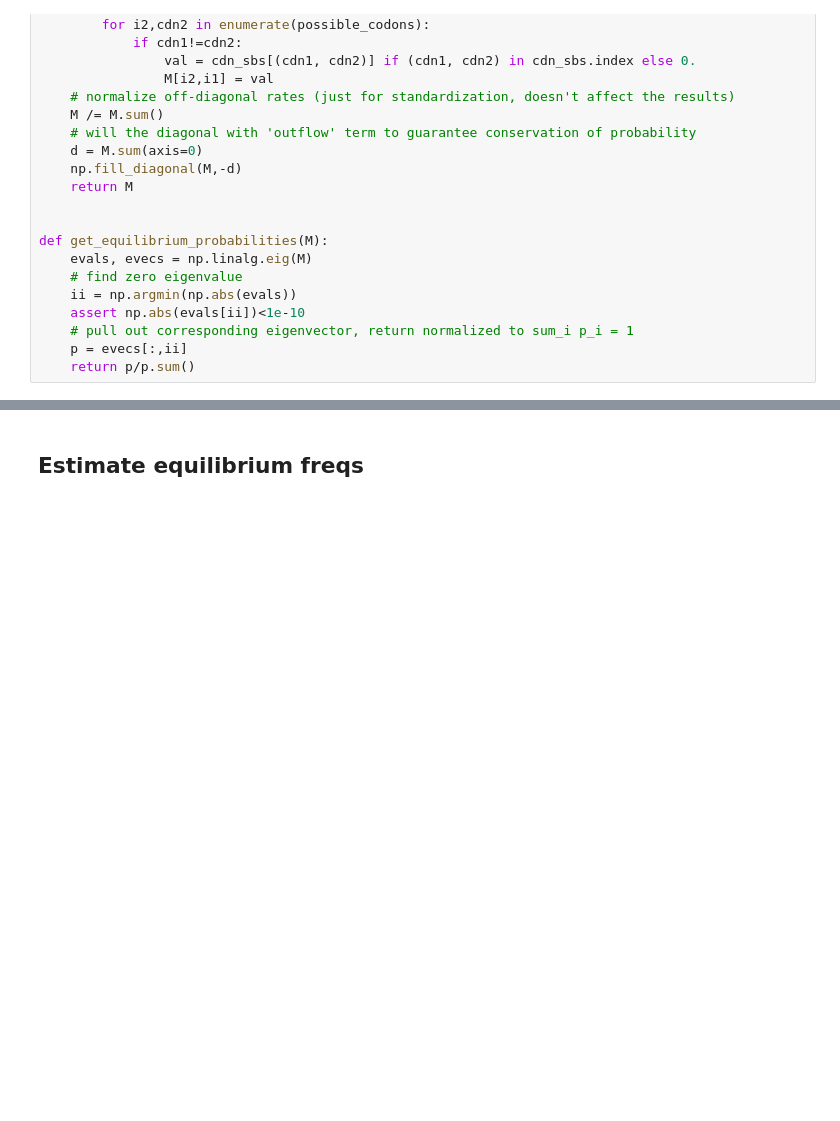
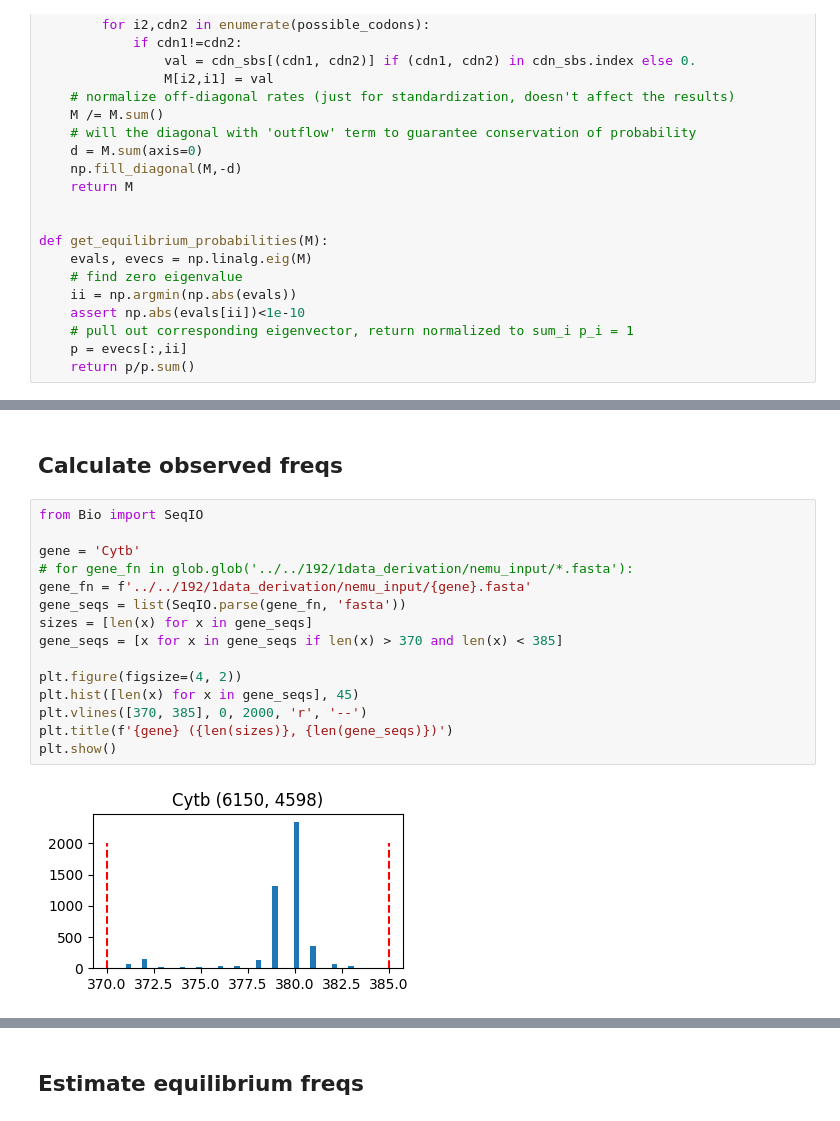
Before and after one commit to mitoclub/AminoAcidShift, a Jupyter notebook: eq_freqs/prepare_data_for_aa_shift.ipynb, the cells around one changed output, grey strips where cells are left out. Cells and saved outputs as stored; diff of their text form; blank space fills up the shorter version.

```diff
--- a/eq_freqs/prepare_data_for_aa_shift.ipynb
+++ b/eq_freqs/prepare_data_for_aa_shift.ipynb
@@ -84,0 +109,19 @@ def get_equilibrium_probabilities(M):
+# %% [markdown]
+## Calculate observed freqs
+# %%
+from Bio import SeqIO
+
+gene = 'Cytb'
+# for gene_fn in glob.glob('../../192/1data_derivation/nemu_input/*.fasta'):
+gene_fn = f'../../192/1data_derivation/nemu_input/{gene}.fasta'
+gene_seqs = list(SeqIO.parse(gene_fn, 'fasta'))
+sizes = [len(x) for x in gene_seqs]
+gene_seqs = [x for x in gene_seqs if len(x) > 370 and len(x) < 385]
+
+plt.figure(figsize=(4, 2))
+plt.hist([len(x) for x in gene_seqs], 45)
+plt.vlines([370, 385], 0, 2000, 'r', '--')
+plt.title(f'{gene} ({len(sizes)}, {len(gene_seqs)})')
+plt.show()
+# %% [output]
+[figure, added]
```
Also changed, not shown: parts of 10 cells of this notebook, 3 other files.
